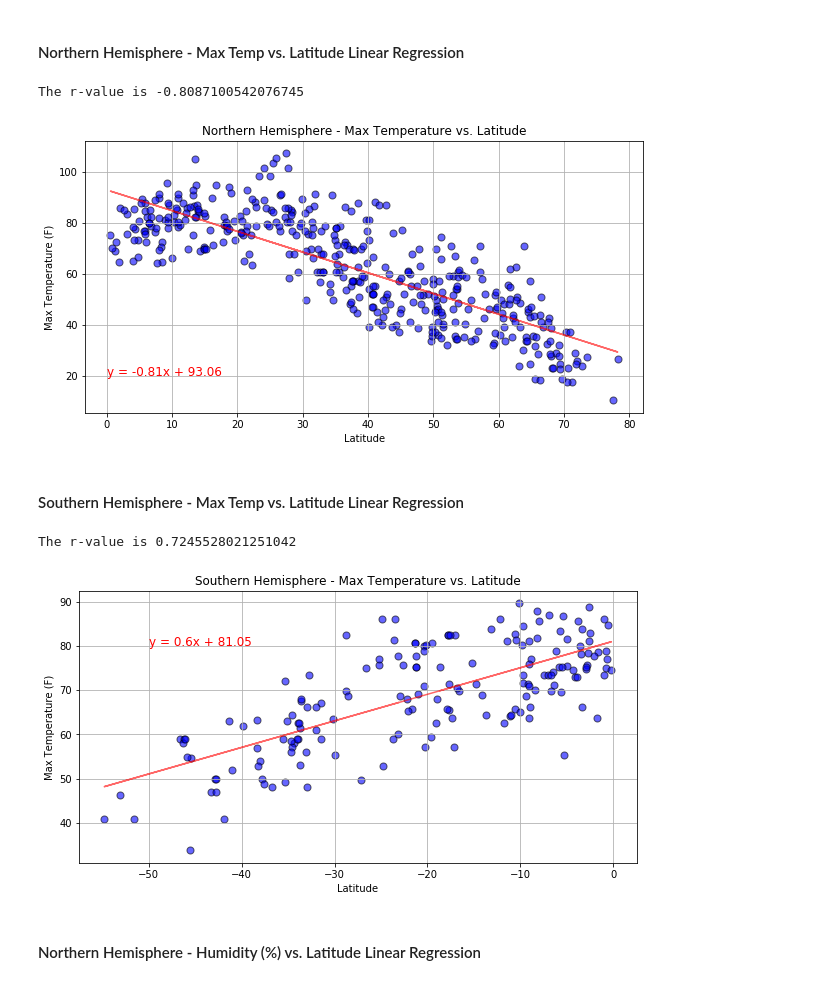
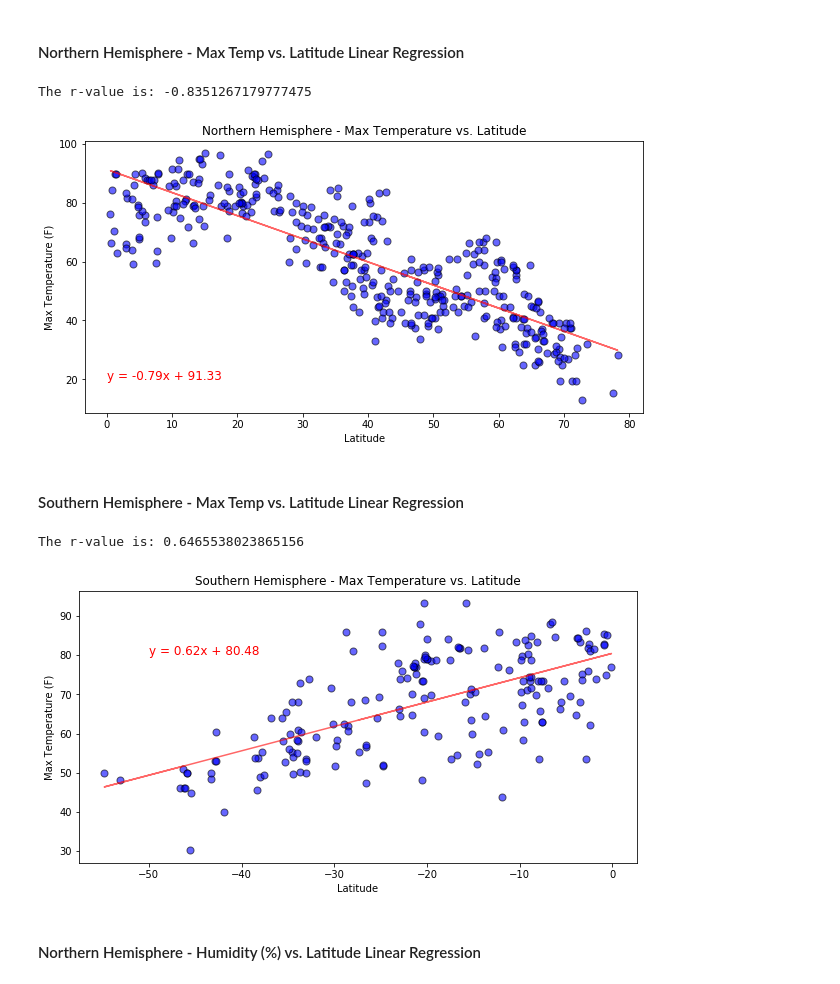
Before and after one commit to bay0624/python-api-challenge, a Jupyter notebook: WeatherPy/WeatherPy.ipynb, the cells around one changed output. Saved outputs shown, nothing was run; the diff lists cells and outputs as text; code cells hidden in the pictures.

```diff
--- a/WeatherPy/WeatherPy.ipynb
+++ b/WeatherPy/WeatherPy.ipynb
@@ -125,21 +139,3 @@ Data Retrieval Complete
 ### Convert Raw Data to DataFrame
 * Export the city data into a .csv.
 * Display the DataFrame
-# %%
-# Checking length of all columns
-print(len(cities), len(cloudiness), len(country), len(date),
-      len(humidity), len(longitude), len(latitude),
-      len(max_temp), len(wind_speed))
-
-cities_weather = {"City": cities,
-                  "Cloudiness": cloudiness,
-                  "Country": country,
-                  "Date": date,
-                  "Humidity": humidity,
-                  "Latitude": latitude,
-                  "Longitude": longitude,
-                  "Max Temp": max_temp,
-                  "Wind Speed": wind_speed}
-
-cities_weather_df = pd.DataFrame({key:pd.Series(value) for key, value in cities_weather.items()})
-cities_weather_df
@@ -177,0 +159,7 @@ clean_cities_weather_df
+# %%
+# Dropping rows with empty values
+cities_df = cities_weather_df
+nan_value = float("NaN")
+cities_df.replace("", nan_value, inplace=True)
+cities_df.dropna(inplace=True)
+cities_df
@@ -259,41 +261,43 @@ plt.tight_layout()
 ####  Northern Hemisphere - Max Temp vs. Latitude Linear Regression
 # %%
 # Northern Hemisphere: Latitude > 0 Degrees
-northern_hemisphere = clean_cities_weather_df["Latitude"] > 0
-northern_hemisphere_table = clean_cities_weather_df[northern_hemisphere]
-x_values = northern_hemisphere_table["Latitude"]
+northern_hemisphere = cities_df["Lat"] > 0
+northern_hemisphere_table = cities_df[northern_hemisphere]
+
+x_values = northern_hemisphere_table["Lat"]
 y_values = northern_hemisphere_table["Max Temp"]
 (slope, intercept, rvalue, pvalue, stderr) = linregress(x_values, y_values)
 regress_values = x_values * slope + intercept
 line_eq = "y = " + str(round(slope,2)) + "x + " + str(round(intercept,2))
 
-print(f"The r-value is {st.pearsonr(x_values,y_values)[0]}")
+# print(f"The r-value is {st.pearsonr(x_values,y_values)[0]}")
+print(f"The r-value is: {rvalue}")
 
 plt.figure(figsize=(10,5))
 plt.scatter(x_values,y_values, marker="o", facecolors="blue", alpha=0.6, edgecolor="black", s=50)
 plt.plot(x_values,regress_values,"r-", alpha=0.6)
 plt.annotate(line_eq,(0,20),fontsize=12,color="red")
 plt.title("Northern Hemisphere - Max Temperature vs. Latitude")
 plt.xlabel("Latitude")
 plt.ylabel("Max Temperature (F)")
-plt.grid()
 plt.show()
 # %% [output]
-The r-value is -0.8087100542076745
+The r-value is: -0.8351267179777475
-[figure, old version]
+[figure, new version]
 # %% [markdown]
 ####  Southern Hemisphere - Max Temp vs. Latitude Linear Regression
 # %%
 # Southern Hemisphere: Latitude < 0 Degrees
-southern_hemisphere = clean_cities_weather_df["Latitude"] < 0
-southern_hemisphere_table = clean_cities_weather_df[southern_hemisphere]
-x_values = southern_hemisphere_table["Latitude"]
+southern_hemisphere = cities_df["Lat"] < 0
+southern_hemisphere_table = cities_df[southern_hemisphere]
+x_values = southern_hemisphere_table["Lat"]
 y_values = southern_hemisphere_table["Max Temp"]
 (slope, intercept, rvalue, pvalue, stderr) = linregress(x_values, y_values)
 regress_values = x_values * slope + intercept
 line_eq = "y = " + str(round(slope,2)) + "x + " + str(round(intercept,2))
 
-print(f"The r-value is {st.pearsonr(x_values,y_values)[0]}")
+# print(f"The r-value is {st.pearsonr(x_values,y_values)[0]}")
+print(f"The r-value is: {rvalue}")
 
 plt.figure(figsize=(10,5))
 plt.scatter(x_values,y_values, marker="o", facecolors="blue", alpha=0.6, edgecolor="black", s=50)
@@ -302,11 +306,10 @@ plt.annotate(line_eq,(-50,80),fontsize=12,color="red")
 plt.title("Southern Hemisphere - Max Temperature vs. Latitude")
 plt.xlabel("Latitude")
 plt.ylabel("Max Temperature (F)")
-plt.grid()
 plt.show()
 # %% [output]
-The r-value is 0.7245528021251042
+The r-value is: 0.6465538023865156
-[figure, old version]
+[figure, new version]
 # %% [markdown]
 ####  Northern Hemisphere - Humidity (%) vs. Latitude Linear Regression
 # %%
```
Also changed, not shown: parts of 20 cells of this notebook, 2 other files.
